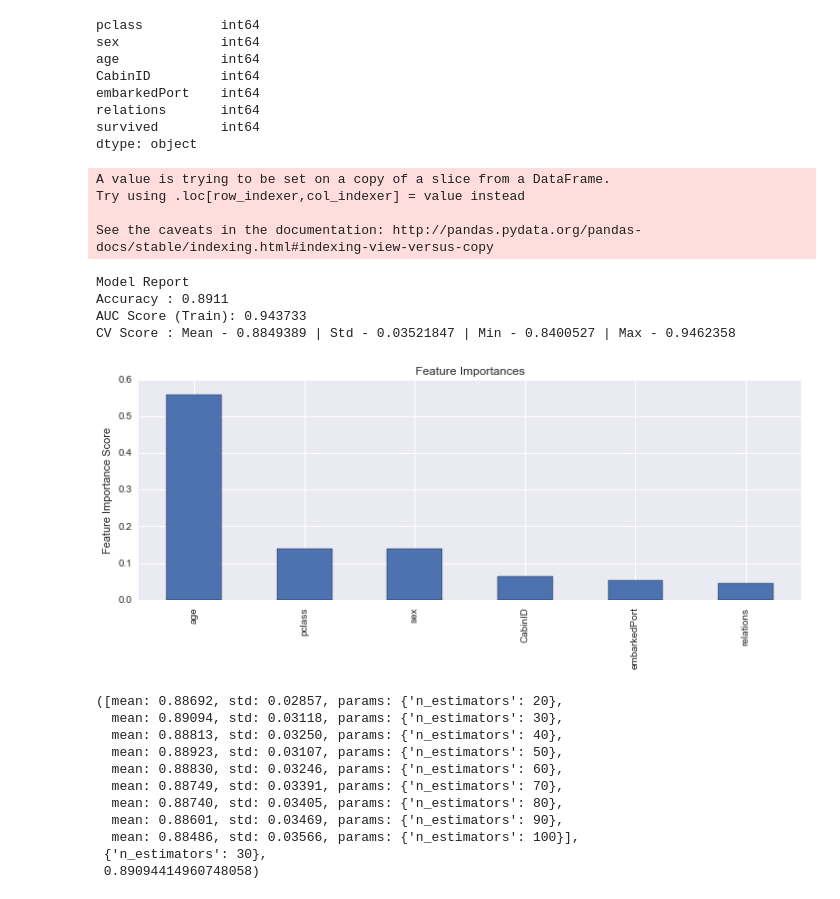
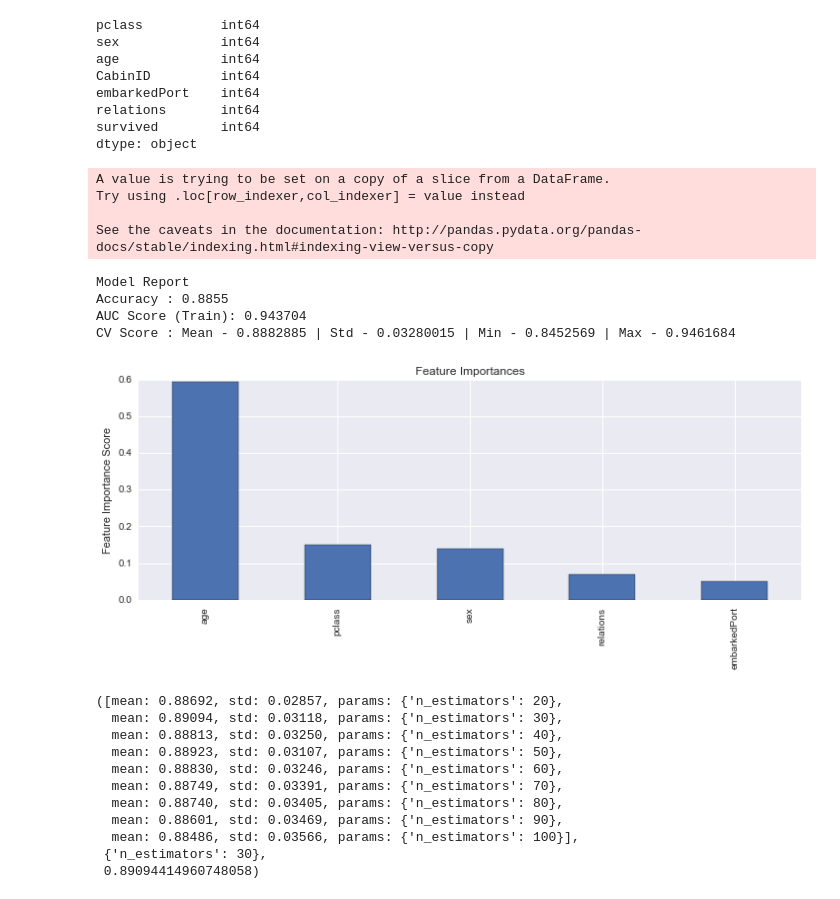
Before and after one commit to svjt78/Titanic-Predictive-Analytics-with-Kaggle-Dataset, a Jupyter notebook: Titanic-Predictive-Model-with-Kaggle_dataset.ipynb, the cells around one changed output. Saved outputs shown, nothing was run; the diff lists cells and outputs as text; code cells hidden in the pictures.

```diff
--- a/Titanic-Predictive-Model-with-Kaggle_dataset.ipynb
+++ b/Titanic-Predictive-Model-with-Kaggle_dataset.ipynb
@@ -1133,7 +1134,7 @@ df2.index.name = 'ID'
 #Convert all data types to numeric for SCikit
 
 from sklearn.preprocessing import LabelEncoder
-var_mod = ['pclass', 'sex', 'age', 'CabinID', 'embarkedPort', 'relations', 'survived']
+var_mod = ['pclass', 'sex', 'age',  'embarkedPort', 'relations', 'survived']
 le = LabelEncoder()
 for i in var_mod:
     df2[i] = le.fit_transform(df1[i])
@@ -1166,6 +1167,7 @@ rcParams['figure.figsize'] = 12, 4
 
 response = 'survived'
 IDcol = 'ID'
+CabinID = 'CabinID'
 # %%
 #define a function which will help us create GBM models and perform cross-validation.
 
@@ -1198,19 +1200,19 @@ def modelfit(alg, dtrain, predictors, performCV=True, printFeatureImportance=Tru
         plt.ylabel('Feature Importance Score')
 # %%
 #Create baseline model with GBM
-predictors = [x for x in df2.columns if x not in [response, IDcol]]
+predictors = [x for x in df2.columns if x not in [response, IDcol, CabinID]]
 gbm0 = GradientBoostingClassifier(random_state=10)
 modelfit(gbm0, df2, predictors)
 # %% [output]
 A value is trying to be set on a copy of a slice from a DataFrame.
 Try using .loc[row_indexer,col_indexer] = value instead
 
 See the caveats in the documentation: http://pandas.pydata.org/pandas-docs/stable/indexing.html#indexing-view-versus-copy
 Model Report
-Accuracy : 0.8911
-AUC Score (Train): 0.943733
-CV Score : Mean - 0.8849389 | Std - 0.03521847 | Min - 0.8400527 | Max - 0.9462358
+Accuracy : 0.8855
+AUC Score (Train): 0.943704
+CV Score : Mean - 0.8882885 | Std - 0.03280015 | Min - 0.8452569 | Max - 0.9461684
-[figure, old version]
+[figure, new version]
 # %%
 #Choose the optimum n_estimators and learning rate
 
```
Also changed, not shown: parts of 38 cells of this notebook.
